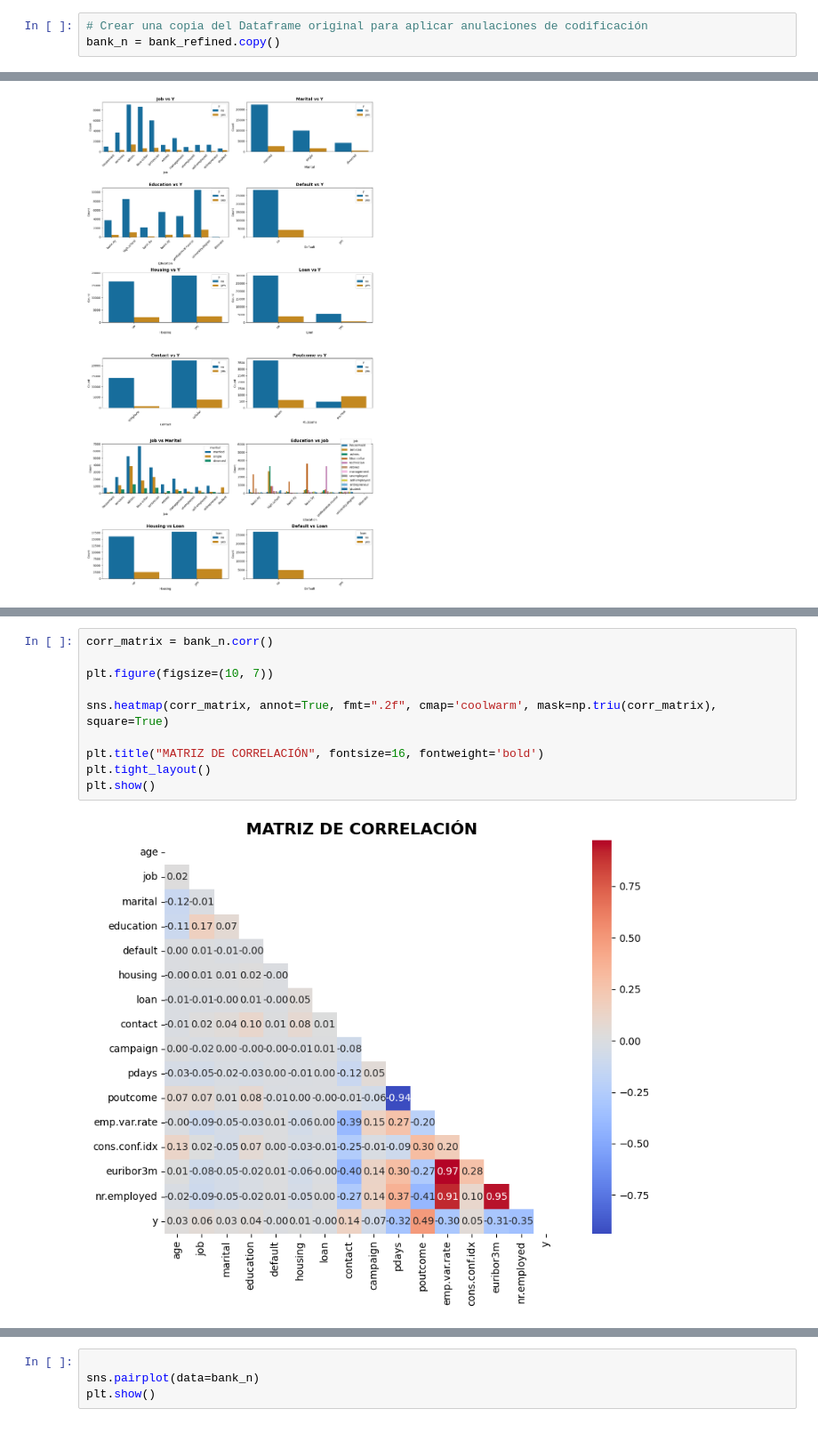
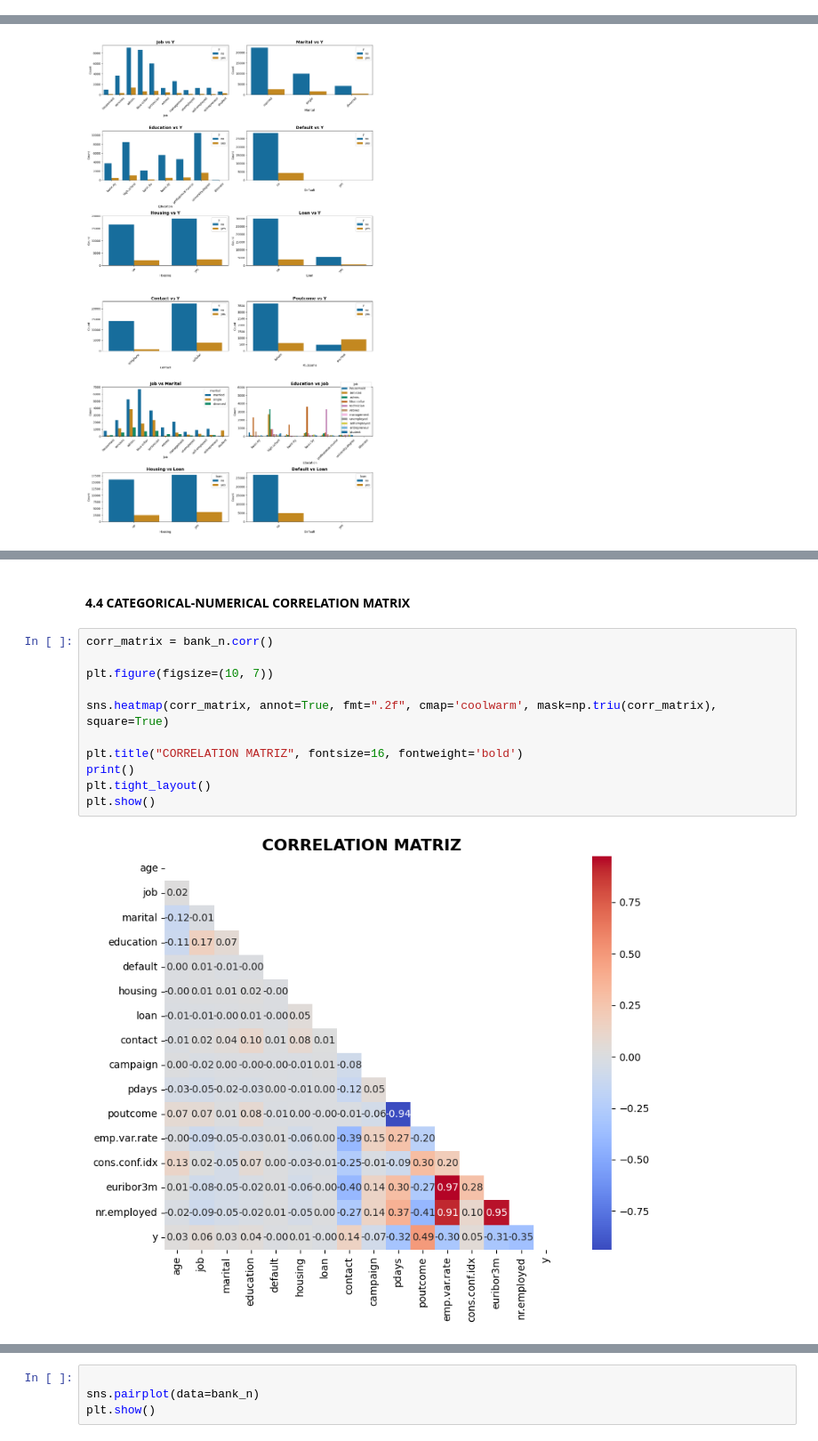
Before and after one commit to jenuzho/marketing-bancario, a Jupyter notebook: src/explore.ipynb, the cells around one changed output, grey strips where cells are left out. Shown at 89% size. Saved outputs shown, nothing was run; the diff lists cells and outputs as text.

```diff
--- a/src/explore.ipynb
+++ b/src/explore.ipynb
@@ -309,3 +534,0 @@ bank_refined.head()
-# %%
-# Crear una copia del Dataframe original para aplicar anulaciones de codificación
-bank_n = bank_refined.copy()
@@ -426,12 +708,17 @@ plt.show()
+# %% [markdown]
+<br>
+
+**4.4 CATEGORICAL-NUMERICAL CORRELATION MATRIX**
 # %%
 corr_matrix = bank_n.corr()
 
 plt.figure(figsize=(10, 7))
 
 sns.heatmap(corr_matrix, annot=True, fmt=".2f", cmap='coolwarm', mask=np.triu(corr_matrix), square=True)
 
-plt.title("MATRIZ DE CORRELACIÓN", fontsize=16, fontweight='bold')
+plt.title("CORRELATION MATRIZ", fontsize=16, fontweight='bold')
+print()
 plt.tight_layout()
 plt.show()
 # %% [output]
-[figure, old version]
+[figure, new version]
```
Also changed, not shown: parts of 63 cells of this notebook, 16 other files.
